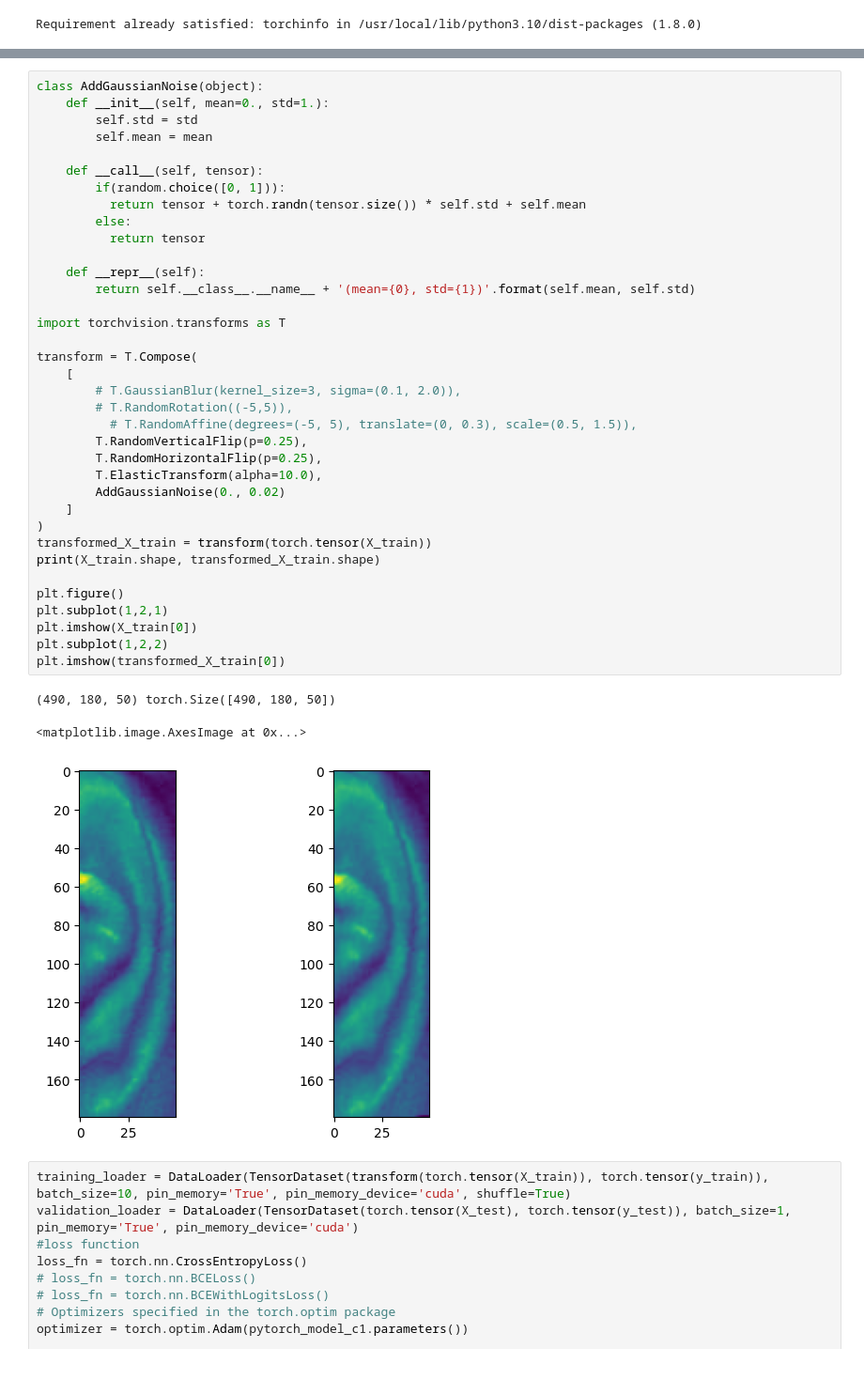
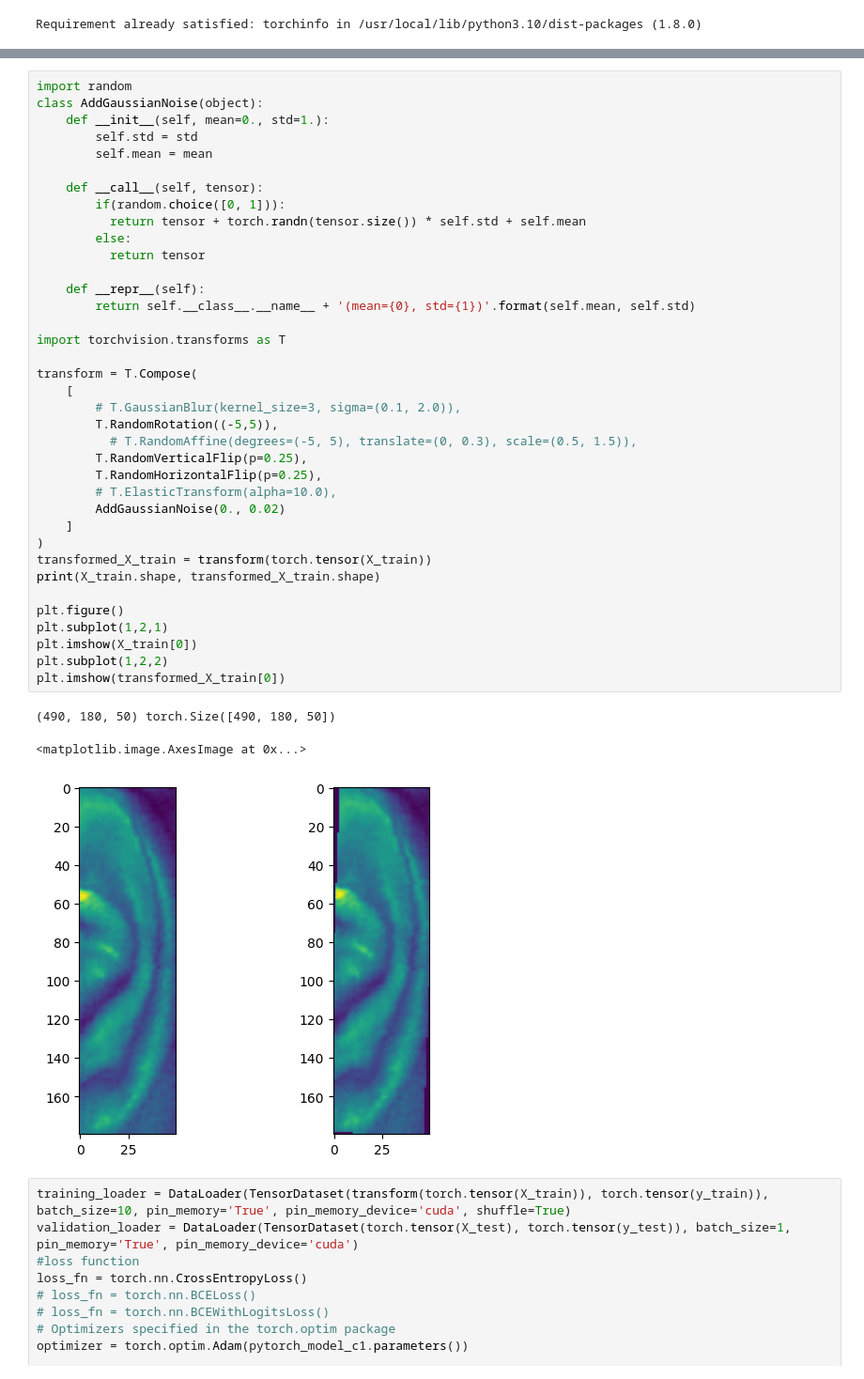
Before and after one commit to Shujaat123/Ear_Biometrics, a Jupyter notebook: Pytorch_Ear_Biometric_with_Augmentation.ipynb, the cells around one changed output, grey strips where cells are left out. Shown at 94% size. Saved outputs shown, nothing was run; the diff lists cells and outputs as text.

```diff
--- a/Pytorch_Ear_Biometric_with_Augmentation.ipynb
+++ b/Pytorch_Ear_Biometric_with_Augmentation.ipynb
@@ -421,5 +421,6 @@ tensor([[0.0022, 0.0052, 0.0022, 0.0044, 0.0014, 0.0037, 0.0049, 0.0037, 0.0050,
        grad_fn=<SoftmaxBackward0>)
 # %%
+import random
 class AddGaussianNoise(object):
     def __init__(self, mean=0., std=1.):
         self.std = std
@@ -429,36 +430,36 @@ class AddGaussianNoise(object):
         if(random.choice([0, 1])):
           return tensor + torch.randn(tensor.size()) * self.std + self.mean
         else:
           return tensor
 
     def __repr__(self):
         return self.__class__.__name__ + '(mean={0}, std={1})'.format(self.mean, self.std)
 
 import torchvision.transforms as T
 
 transform = T.Compose(
     [
         # T.GaussianBlur(kernel_size=3, sigma=(0.1, 2.0)),
-        # T.RandomRotation((-5,5)),
+        T.RandomRotation((-5,5)),
           # T.RandomAffine(degrees=(-5, 5), translate=(0, 0.3), scale=(0.5, 1.5)),
         T.RandomVerticalFlip(p=0.25),
         T.RandomHorizontalFlip(p=0.25),
-        T.ElasticTransform(alpha=10.0),
+        # T.ElasticTransform(alpha=10.0),
         AddGaussianNoise(0., 0.02)
     ]
 )
 transformed_X_train = transform(torch.tensor(X_train))
 print(X_train.shape, transformed_X_train.shape)
 
 plt.figure()
 plt.subplot(1,2,1)
 plt.imshow(X_train[0])
 plt.subplot(1,2,2)
 plt.imshow(transformed_X_train[0])
 # %% [output]
 (490, 180, 50) torch.Size([490, 180, 50])
 <matplotlib.image.AxesImage at 0x...>
-[figure, old version]
+[figure, new version]
 # %%
 training_loader = DataLoader(TensorDataset(transform(torch.tensor(X_train)), torch.tensor(y_train)), batch_size=10, pin_memory='True', pin_memory_device='cuda', shuffle=True)
 validation_loader = DataLoader(TensorDataset(torch.tensor(X_test), torch.tensor(y_test)), batch_size=1, pin_memory='True', pin_memory_device='cuda')
```
Also changed, not shown: parts of 2 cells of this notebook.
